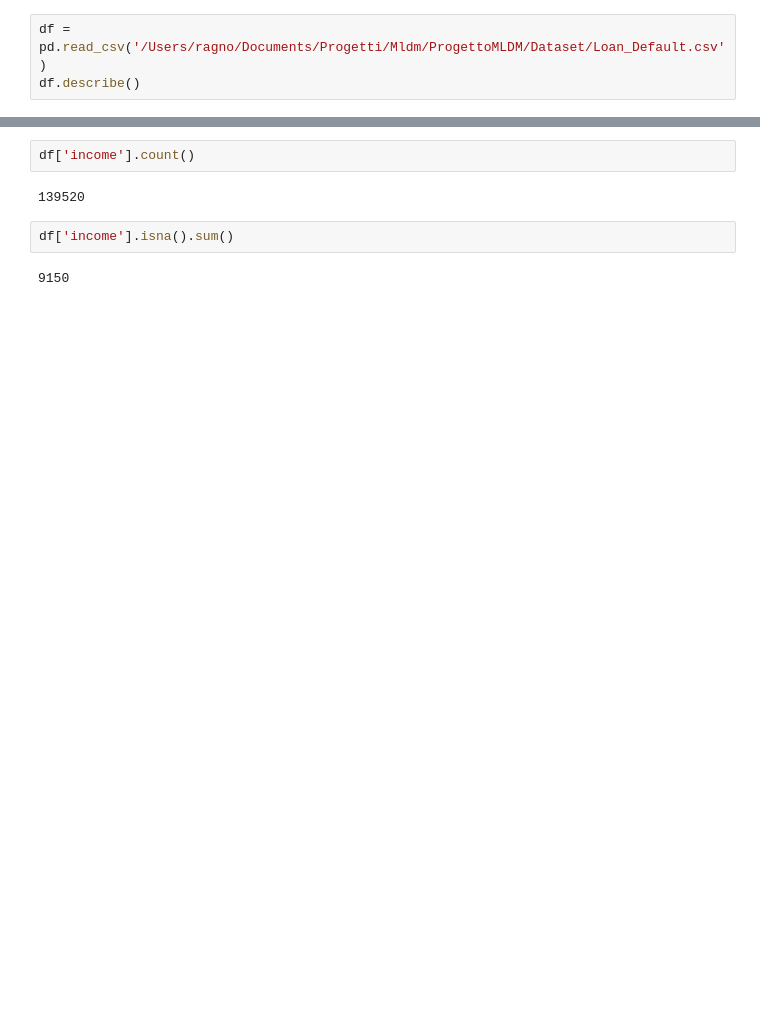
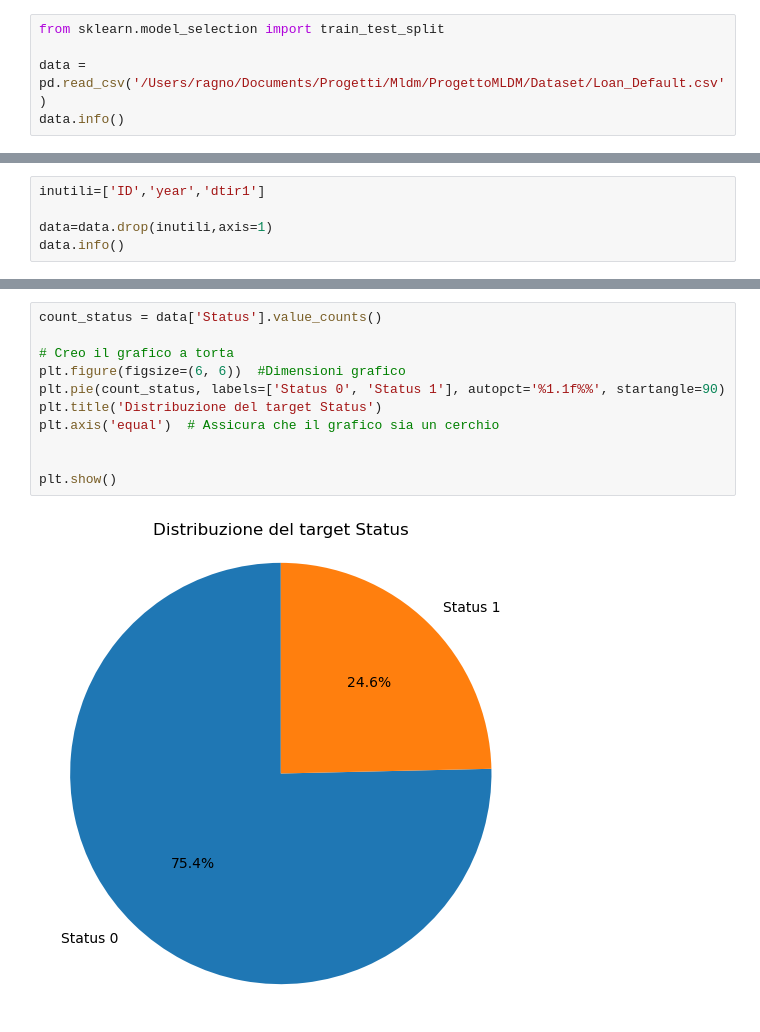
Before and after one commit to RagnOh/ProgettoMLDM, a Jupyter notebook: Decision_tree/Dataview.ipynb, the cells around one changed output, grey strips where cells are left out. Cells and saved outputs as stored; diff of their text form; blank space fills up the shorter version.

```diff
--- a/Decision_tree/Dataview.ipynb
+++ b/Decision_tree/Dataview.ipynb
@@ -6,5 +10,7 @@ import seaborn as sns
 pd.set_option('display.max_columns', None)
 # %%
-df = pd.read_csv('/Users/ragno/Documents/Progetti/Mldm/ProgettoMLDM/Dataset/Loan_Default.csv')
-df.describe()
+from sklearn.model_selection import train_test_split
+
+data = pd.read_csv('/Users/ragno/Documents/Progetti/Mldm/ProgettoMLDM/Dataset/Loan_Default.csv')
+data.info()
 # %% [output]
@@ -19,0 +34,5 @@ df.describe()
+# %%
+inutili=['ID','year','dtir1']
+
+data=data.drop(inutili,axis=1)
+data.info()
@@ -20,8 +57,13 @@ df.describe()
 # %%
-df['income'].count()
+count_status = data['Status'].value_counts()
+
+# Creo il grafico a torta
+plt.figure(figsize=(6, 6))  #Dimensioni grafico
+plt.pie(count_status, labels=['Status 0', 'Status 1'], autopct='%1.1f%%', startangle=90)
+plt.title('Distribuzione del target Status')
+plt.axis('equal')  # Assicura che il grafico sia un cerchio
+
+
+plt.show()
 # %% [output]
-139520
+[figure, added]
-# %%
-df['income'].isna().sum()
-# %% [output]
-9150
```
Also changed, not shown: parts of 7 cells of this notebook, 1 other file.
